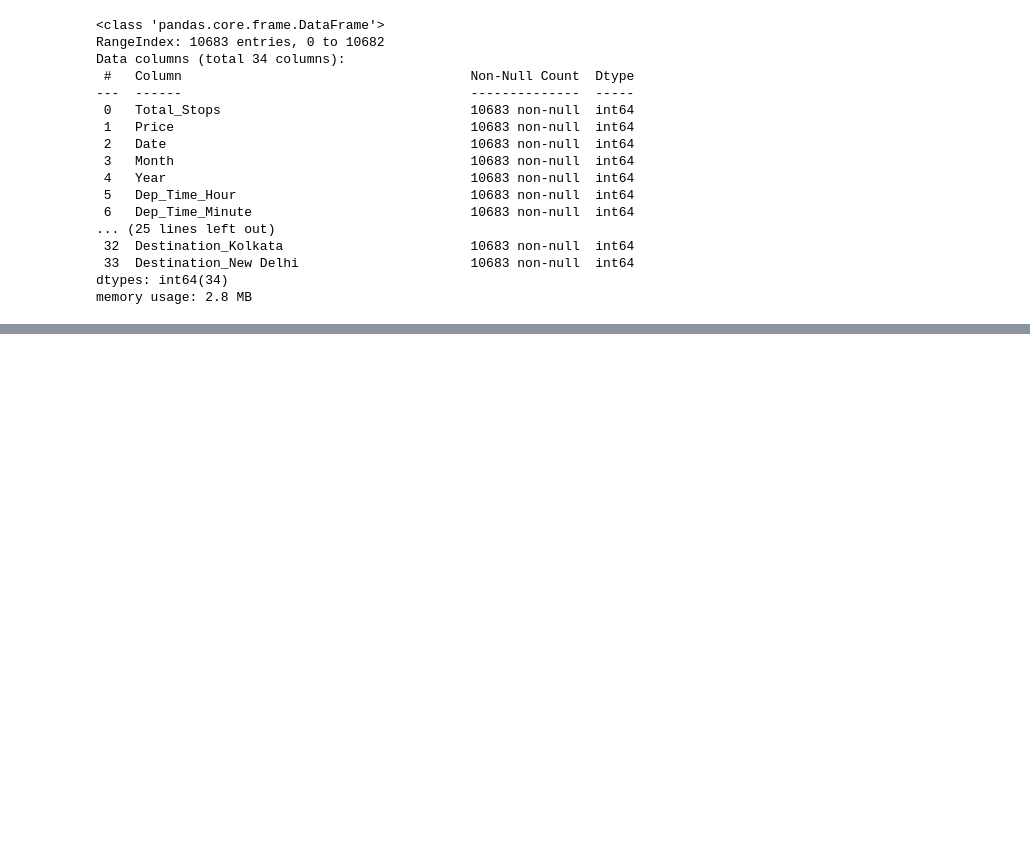
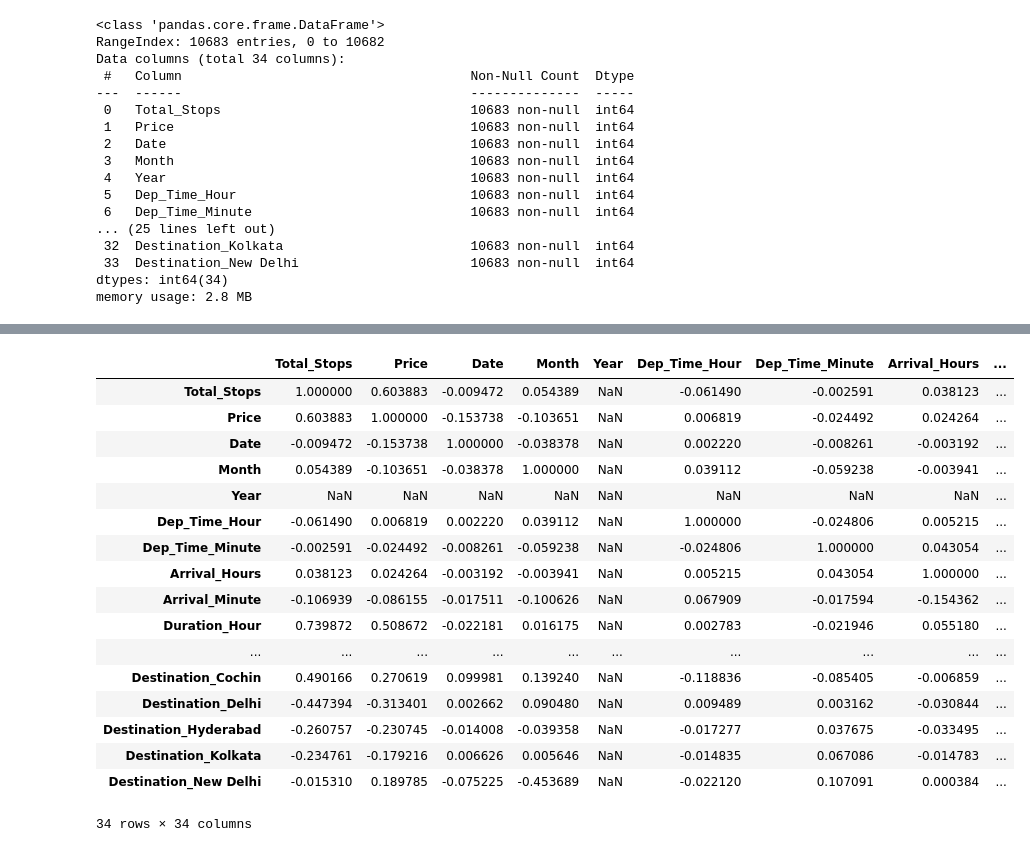
Before and after one commit to piyush8358/Datascience, a Jupyter notebook: EDA/ed4.ipynb, the cells around one changed output, grey strips where cells are left out. Drawn from its saved outputs; the diff is of its cells as text; code cells hidden in the pictures; blank space fills up the shorter version.

```diff
--- a/EDA/ed4.ipynb
+++ b/EDA/ed4.ipynb
@@ -398,0 +414,21 @@ memory usage: 2.8 MB
+# %%
+df.corr()
+# %% [output]
+|  | Total_Stops | Price | Date | Month | Year | Dep_Time_Hour | Dep_Time_Minute | Arrival_Hours | ... |
+| Total_Stops | 1.000000 | 0.603883 | -0.009472 | 0.054389 | NaN | -0.061490 | -0.002591 | 0.038123 | ... |
+| Price | 0.603883 | 1.000000 | -0.153738 | -0.103651 | NaN | 0.006819 | -0.024492 | 0.024264 | ... |
+| Date | -0.009472 | -0.153738 | 1.000000 | -0.038378 | NaN | 0.002220 | -0.008261 | -0.003192 | ... |
+| Month | 0.054389 | -0.103651 | -0.038378 | 1.000000 | NaN | 0.039112 | -0.059238 | -0.003941 | ... |
+| Year | NaN | NaN | NaN | NaN | NaN | NaN | NaN | NaN | ... |
+| Dep_Time_Hour | -0.061490 | 0.006819 | 0.002220 | 0.039112 | NaN | 1.000000 | -0.024806 | 0.005215 | ... |
+| Dep_Time_Minute | -0.002591 | -0.024492 | -0.008261 | -0.059238 | NaN | -0.024806 | 1.000000 | 0.043054 | ... |
+| Arrival_Hours | 0.038123 | 0.024264 | -0.003192 | -0.003941 | NaN | 0.005215 | 0.043054 | 1.000000 | ... |
+| Arrival_Minute | -0.106939 | -0.086155 | -0.017511 | -0.100626 | NaN | 0.067909 | -0.017594 | -0.154362 | ... |
+| Duration_Hour | 0.739872 | 0.508672 | -0.022181 | 0.016175 | NaN | 0.002783 | -0.021946 | 0.055180 | ... |
+| ... | ... | ... | ... | ... | ... | ... | ... | ... | ... |
+| Destination_Cochin | 0.490166 | 0.270619 | 0.099981 | 0.139240 | NaN | -0.118836 | -0.085405 | -0.006859 | ... |
+| Destination_Delhi | -0.447394 | -0.313401 | 0.002662 | 0.090480 | NaN | 0.009489 | 0.003162 | -0.030844 | ... |
+| Destination_Hyderabad | -0.260757 | -0.230745 | -0.014008 | -0.039358 | NaN | -0.017277 | 0.037675 | -0.033495 | ... |
+| Destination_Kolkata | -0.234761 | -0.179216 | 0.006626 | 0.005646 | NaN | -0.014835 | 0.067086 | -0.014783 | ... |
+| Destination_New Delhi | -0.015310 | 0.189785 | -0.075225 | -0.453689 | NaN | -0.022120 | 0.107091 | 0.000384 | ... |
+34 rows × 34 columns
```
Also changed, not shown: parts of 3 cells of this notebook.
